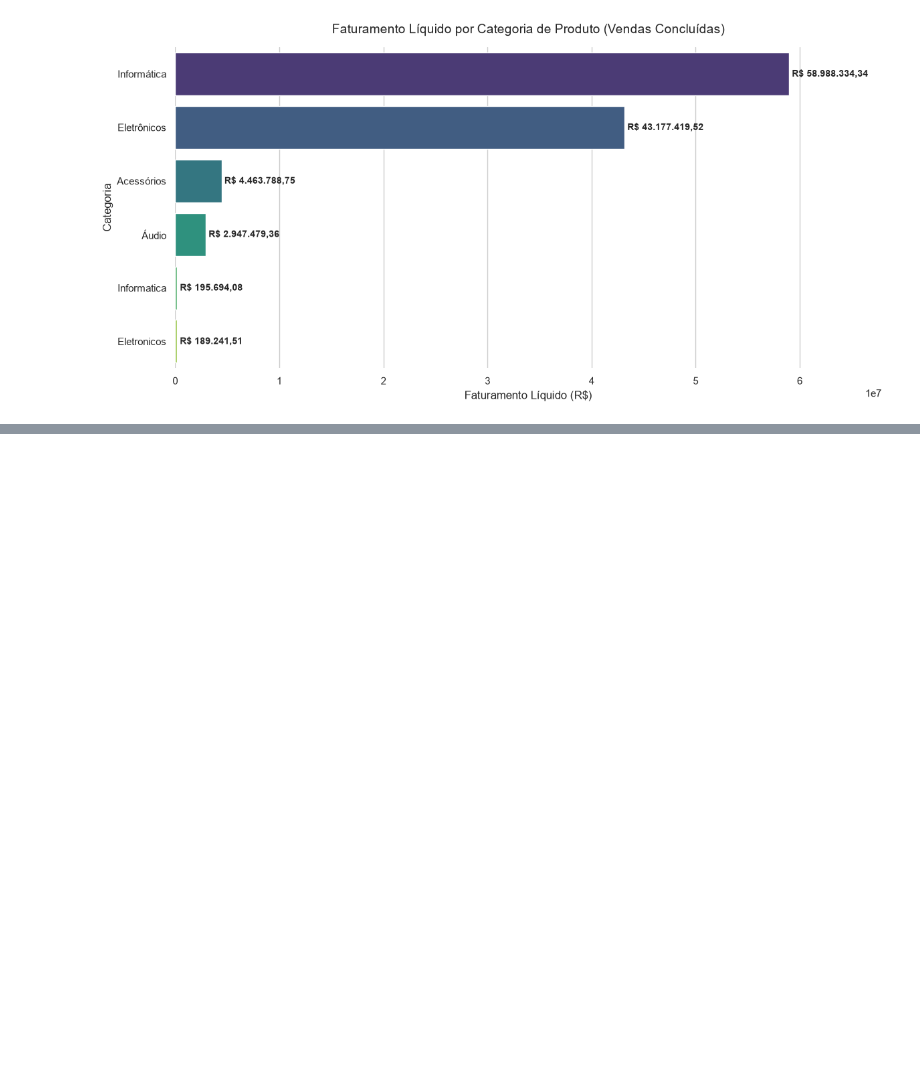
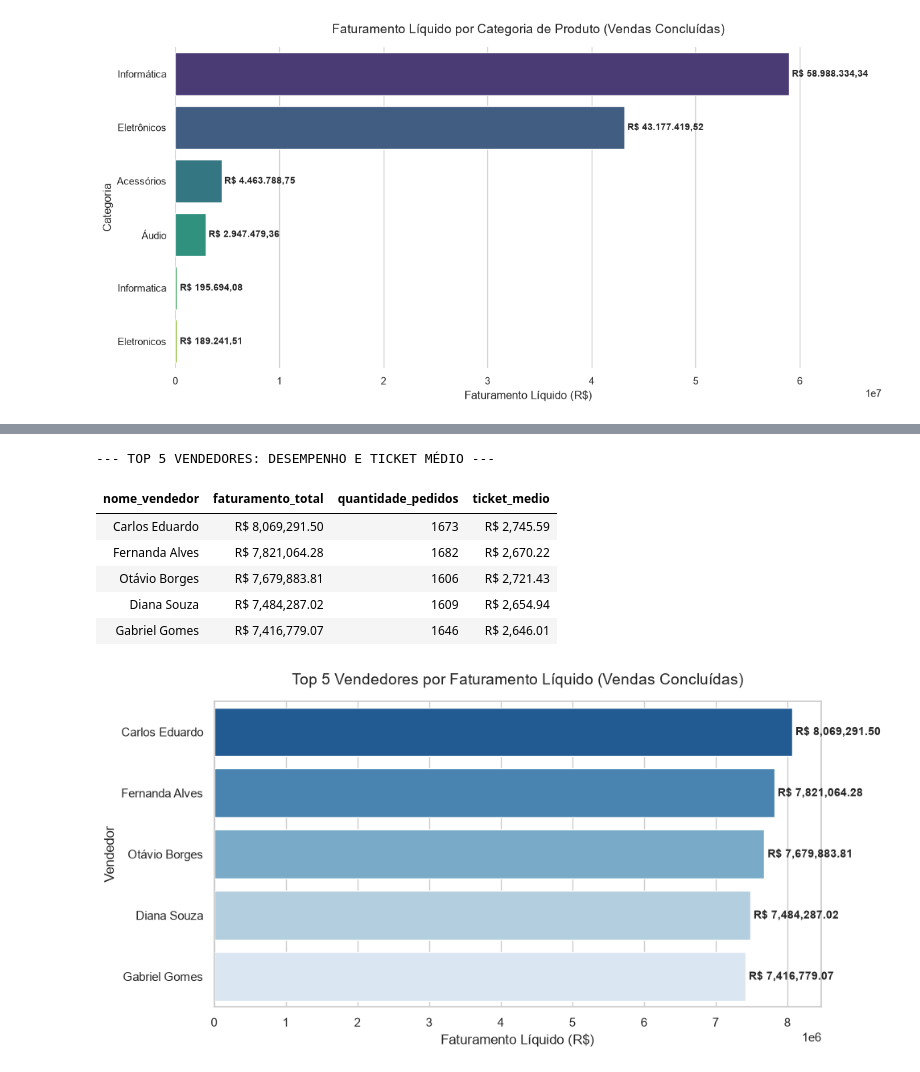
Before and after one commit to diegomudraka/projeto_final_python_senai, a Jupyter notebook: Analise de vendas/Projeto/Analise_dados.ipynb, the cells around one changed output, grey strips where cells are left out. Saved outputs shown, nothing was run; the diff lists cells and outputs as text; code cells hidden in the pictures; blank space fills up the shorter version.

```diff
--- a/Analise de vendas/Projeto/Analise_dados.ipynb
+++ b/Analise de vendas/Projeto/Analise_dados.ipynb
@@ -321,0 +250,68 @@ KeyError: 'by=faturamento_liquido'
+# %%
+#Avaliação de equipe
+
+import pandas as pd
+import seaborn as sns
+import matplotlib.pyplot as plt
+
+#Carregamento dos dados necessarios
+try:
+
+    df_temp = df_clean.copy()
+except NameError:
+
+    df_temp = pd.read_csv("vendas.csv", sep=";")
+    df_temp = df_temp.dropna(subset=['cidade_cliente'])
+    df_temp = df_temp[(df_temp['quantidade'] > 0) & (df_temp['valor_total'] > 0)]
+    df_temp = df_temp.drop_duplicates()
+
+# Filtrar apenas as vendas concluídas para a avaliação financeira
+vendas_concluidas_temp = df_temp[df_temp['status_venda'] == 'Concluído']
+
+# 1. Agrupar as vendas concluídas por vendedor
+desempenho_vendedores = vendas_concluidas_temp.groupby('nome_vendedor').agg(
+    faturamento_total=('valor_total', 'sum'),
+    quantidade_pedidos=('id_pedido', 'nunique'),
+    ticket_medio=('valor_total', 'mean')
+).reset_index()
+
+# 2. Identificar os 5 melhores por faturamento
+top_5_vendedores = desempenho_vendedores.sort_values(by='faturamento_total', ascending=False).head(5)
+
+# Exibir a tabela formatada
+print("--- TOP 5 VENDEDORES: DESEMPENHO E TICKET MÉDIO ---")
+display(top_5_vendedores.style.format({
+    'faturamento_total': 'R$ {:,.2f}',
+    'ticket_medio': 'R$ {:,.2f}'
+}).hide(axis='index'))
+
+# 3. Gerar gráfico comparativo de faturamento
+plt.figure(figsize=(10, 5))
+sns.set_theme(style="whitegrid")
+ax = sns.barplot(
+    x='faturamento_total',
+    y='nome_vendedor',
+    data=top_5_vendedores,
+    hue='nome_vendedor',
+    palette='Blues_r',
+    legend=False
+)
+
+# Adicionar os rótulos de valor nas barras
+for index, value in enumerate(top_5_vendedores['faturamento_total']):
+    ax.text(value, index, f' R$ {value:,.2f}', va='center', fontsize=10, fontweight='bold')
+
+plt.title('Top 5 Vendedores por Faturamento Líquido (Vendas Concluídas)', fontsize=14, pad=15)
+plt.xlabel('Faturamento Líquido (R$)', fontsize=12)
+plt.ylabel('Vendedor', fontsize=12)
+plt.tight_layout()
+plt.show()
+# %% [output]
+--- TOP 5 VENDEDORES: DESEMPENHO E TICKET MÉDIO ---
+| nome_vendedor | faturamento_total | quantidade_pedidos | ticket_medio |
+| Carlos Eduardo | R$ 8,069,291.50 | 1673 | R$ 2,745.59 |
+| Fernanda Alves | R$ 7,821,064.28 | 1682 | R$ 2,670.22 |
+| Otávio Borges | R$ 7,679,883.81 | 1606 | R$ 2,721.43 |
+| Diana Souza | R$ 7,484,287.02 | 1609 | R$ 2,654.94 |
+| Gabriel Gomes | R$ 7,416,779.07 | 1646 | R$ 2,646.01 |
+[figure, added]
```
Also changed, not shown: parts of 2 cells of this notebook.
